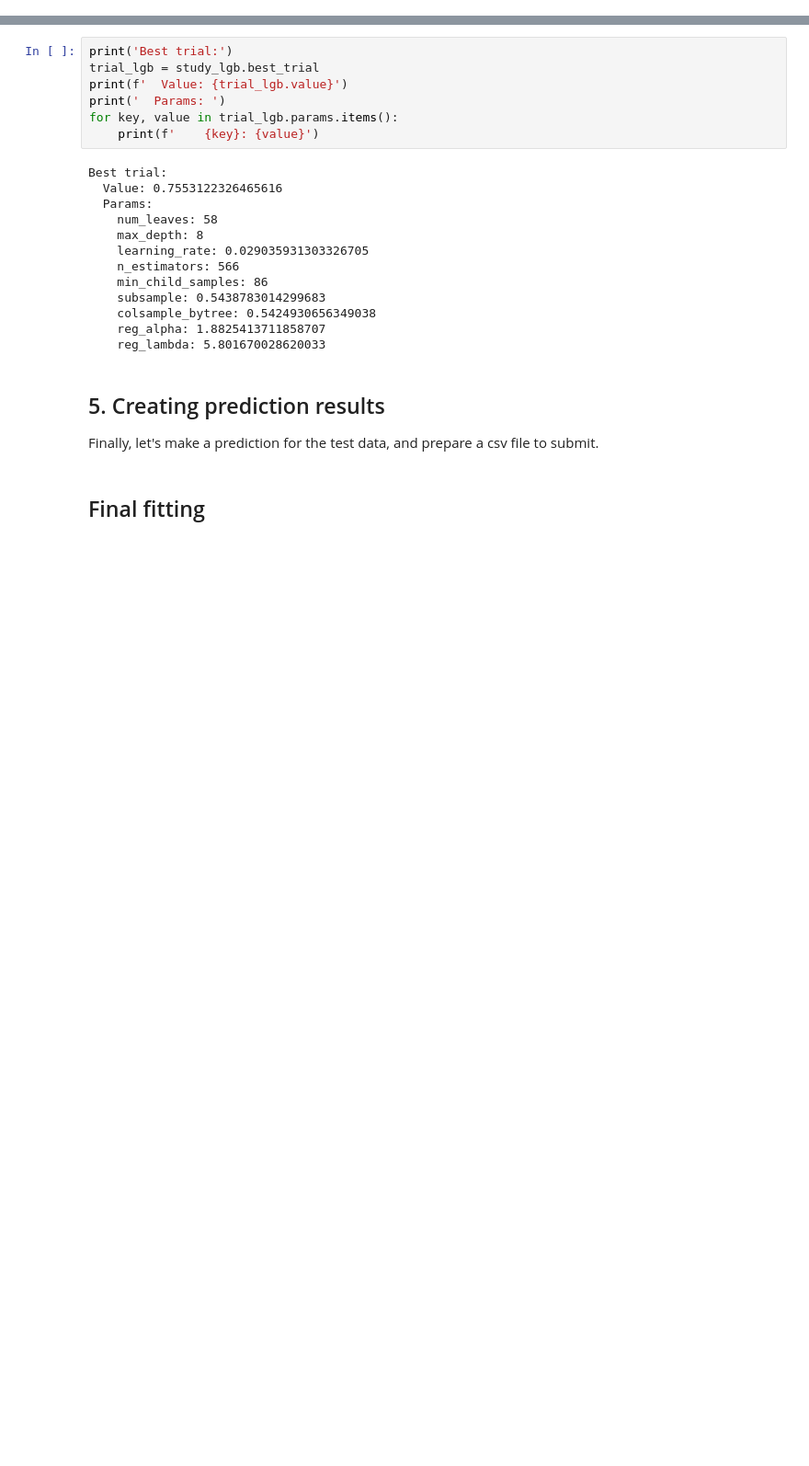
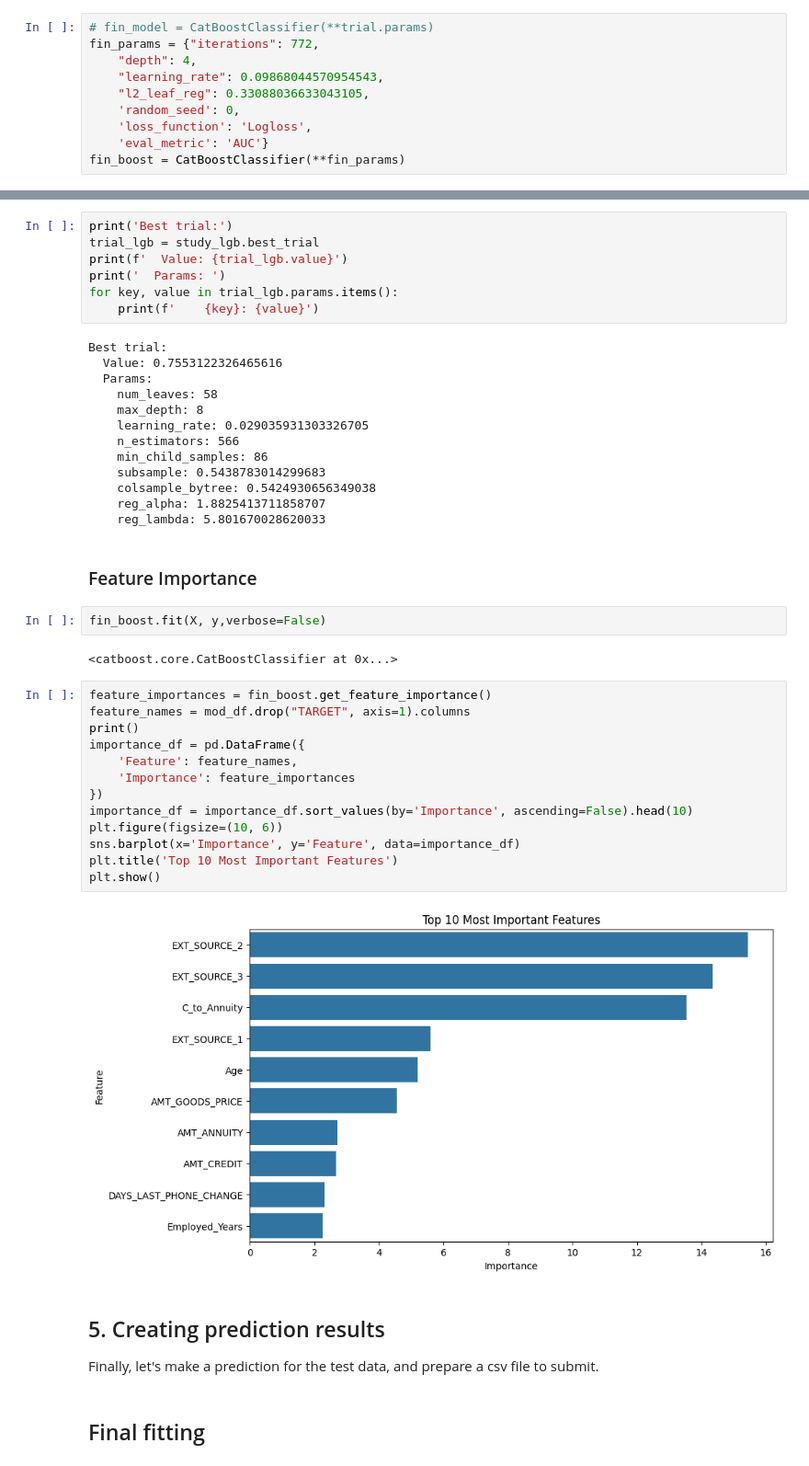
Before and after one commit to kirisame-ame/GCI-Competition, a Jupyter notebook: tutorial.ipynb, the cells around one changed output, grey strips where cells are left out. Shown at 92% size. Saved outputs shown, nothing was run; the diff lists cells and outputs as text; blank space fills up the shorter version.

```diff
--- a/tutorial.ipynb
+++ b/tutorial.ipynb
@@ -1330,3 +1325,13 @@ fin_model = CatBoostClassifier(**trial.params)
+# %%
+# fin_model = CatBoostClassifier(**trial.params)
+fin_params = {"iterations": 772,
+    "depth": 4,
+    "learning_rate": 0.09868044570954543,
+    "l2_leaf_reg": 0.33088036633043105,
+    'random_seed': 0,
+    'loss_function': 'Logloss',
+    'eval_metric': 'AUC'}
+fin_boost = CatBoostClassifier(**fin_params)
 # %% [markdown]
 ### LightGBM
 # %% [markdown]
@@ -1414,6 +1419,27 @@ Best trial:
     colsample_bytree: 0.5424930656349038
     reg_alpha: 1.8825413711858707
     reg_lambda: 5.801670028620033
+# %% [markdown]
+### Feature Importance
+# %%
+fin_boost.fit(X, y,verbose=False)
+# %% [output]
+<catboost.core.CatBoostClassifier at 0x...>
+# %%
+feature_importances = fin_boost.get_feature_importance()
+feature_names = mod_df.drop("TARGET", axis=1).columns
+print()
+importance_df = pd.DataFrame({
+    'Feature': feature_names,
+    'Importance': feature_importances
+})
+importance_df = importance_df.sort_values(by='Importance', ascending=False).head(10)
+plt.figure(figsize=(10, 6))
+sns.barplot(x='Importance', y='Feature', data=importance_df)
+plt.title('Top 10 Most Important Features')
+plt.show()
+# %% [output]
+[figure, added]
 # %% [markdown]
 ## 5. Creating prediction results
 Finally, let's make a prediction for the test data, and prepare a csv file to submit.
```
Also changed, not shown: parts of 6 cells of this notebook, 2 other files.
